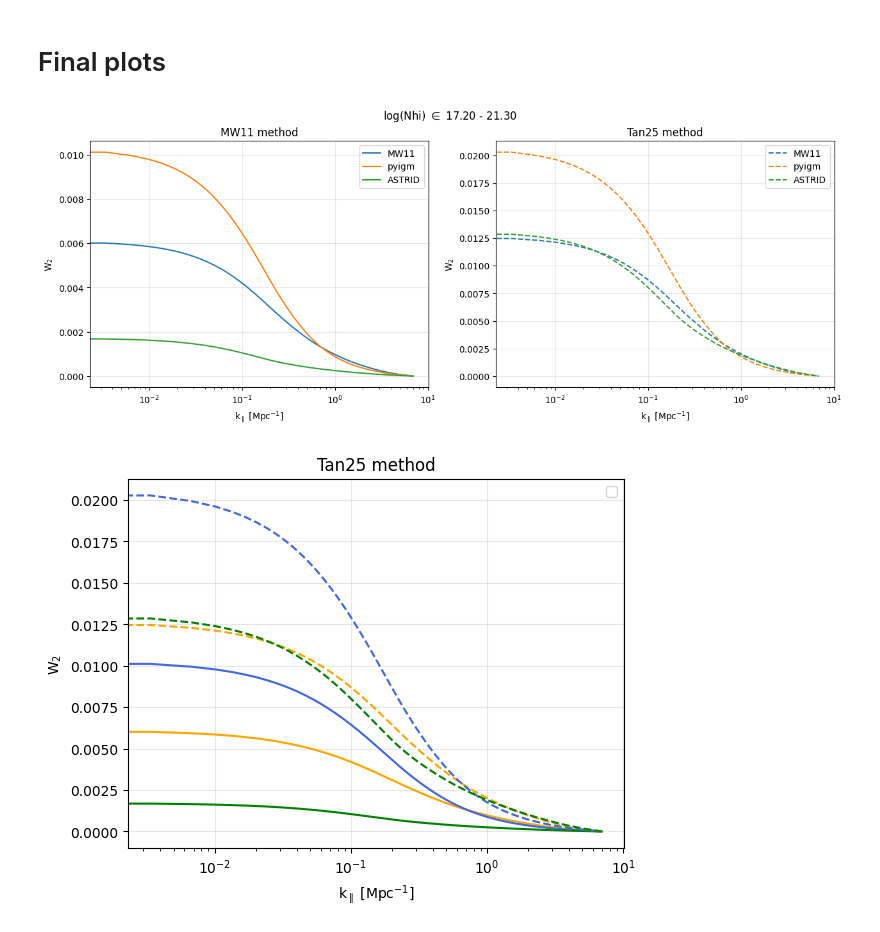
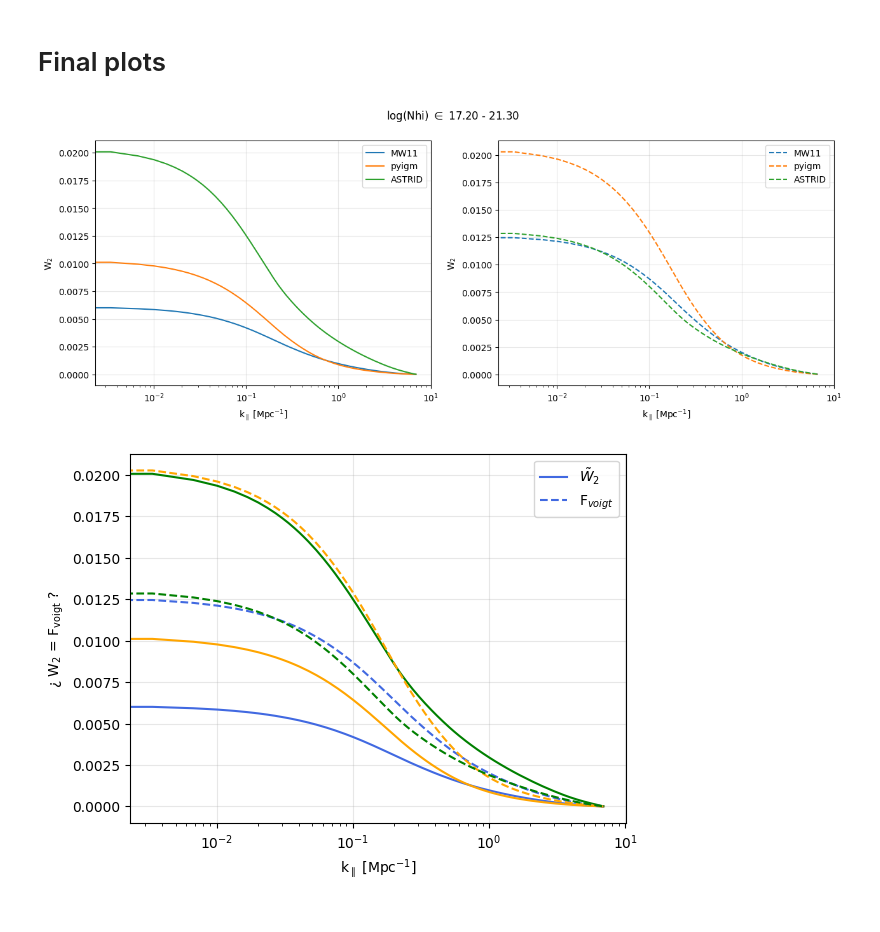
Before and after one commit to andreufont/astrid_hcd, a Jupyter notebook: MW11model/Comparisons/FVoigt=W2?.ipynb, the cells around one changed output. Drawn from its saved outputs; the diff is of its cells as text; code cells hidden in the pictures.

```diff
--- a/MW11model/Comparisons/FVoigt=W2?.ipynb
+++ b/MW11model/Comparisons/FVoigt=W2?.ipynb
@@ -277,8 +274,9 @@ box size: 250 Mpc/h
 colden_log = np.log10(colden[colden > 0])
 counts, _ = np.histogram(colden_log, bins=NHirange)
 mid_nhi = (NHirange[:-1] + (NHirange[1] - NHirange[0])/2)
+dn = mid_nhi[1]-mid_nhi[0]
 # %%
-fn_astrid = np.interp(NHirange, mid_nhi, counts)
+fn_astrid = np.interp(NHirange, mid_nhi, counts/dn)
 fn_astrid /= np.trapezoid(fn_astrid, NHirange)
 # %%
 plt.plot(NHirange, fn_mw11, label='MW11')
@@ -295,7 +293,7 @@ plt.legend();
 ## 3.2 - f(NHi, X)
 # %%
 dX = (Nsk**2)*Lbox*100*hubble*((1+z)**2)/c_kms
-fnX = np.interp(NHirange, mid_nhi, counts)/dX
+fnX = np.interp(NHirange, mid_nhi, counts/dn)/dX
 fNhi_astrid = fnX/(np.log(10)*(10**NHirange))
 cddf_astrid = fNhi_astrid*conversion_factor
 # %%
@@ -324,31 +322,28 @@ plt.legend();
 # %% [markdown]
 ## 3.3 - W2 = Fvoigt?
 # %%
-Fmean_hcd = 0.9779275149014024
-rho_hcd = 0.0018/hubble  # Mpc^-1 for z = 2.5 (Fig.7 right in Tan25)
-
-w2_int1, w2_int2 = [], []
+w2, Fvoigt = [], []
 for i, nhi_value in enumerate(NHirange):
     k_w1w2, d, Deltax = wave_to_fft_profile(wave, z, nhi_value, omegam=omegam)  # k is in h/Mpc and d in Mpc/h
     k_w1w2 /= hubble
     d *= hubble
     # MW11 procedure
-    w2_int1.append(cddf_astrid[i]*d*np.log(10)*(10**nhi_value))
+    w2.append(cddf_astrid[i]*d*np.log(10)*(10**nhi_value))
     # Tan25 procedure
-    w2_int2.append(fn_astrid[i]*d)
+    Fvoigt.append(fn_astrid[i]*d)
 
 
-w2_int1, w2_int2 = np.array(w2_int1), np.array(w2_int2)
-w2_astrid1 = np.trapezoid(w2_int1, NHirange, axis=0)/Fmean_hcd  # Correction suggested in Tan25
-w2_astrid2 = np.trapezoid(w2_int2, NHirange, axis=0)*rho_hcd
+w2, Fvoigt = np.array(w2), np.array(Fvoigt)
+w2_astrid = np.trapezoid(w2, NHirange, axis=0)/Fmean_hcd  # Correction suggested in Tan25
+Fvoigt_astrid = np.trapezoid(Fvoigt, NHirange, axis=0)*rho_hcd
 
-plt.plot(k_w1w2, w2_astrid1, label='MW11 procedure')
-plt.plot(k_w1w2, w2_astrid2, label='Tan25 procedure')
+plt.plot(k_w1w2, w2_astrid, label=r'$\tilde{W}_2$')
+plt.plot(k_w1w2, Fvoigt_astrid, label=r'$F_{voigt}$')
 plt.ylabel(r'¿ W$_2$ = F$_\text{voigt}$ ?')
 plt.xscale('log')
 plt.legend()
 plt.xlabel(r'k$_\parallel$ [Mpc$^{-1}$]')
 plt.grid(alpha=0.3)
 plt.title(r'log(Nhi) $\in$ %.2f - %.2f' %(NHirange.min(), NHirange.max()))
-plt.suptitle('ASTRID cddf comparison');
+plt.suptitle('ASTRID cddf');
 # %% [output]
@@ -360,40 +355,37 @@ plt.figure(figsize=(15, 5))
 plt.suptitle(r'log(Nhi) $\in$ %.2f - %.2f' %(NHirange.min(), NHirange.max()))
 
 plt.subplot(1, 2, 1)
-plt.plot(k_w1w2, w2_mw111, label='MW11')
-plt.plot(k_w1w2, w2_pyigm1, label='pyigm')
-plt.plot(k_w1w2, w2_astrid1, label='ASTRID')
+plt.plot(k_w1w2, w2_mw11, label='MW11')
+plt.plot(k_w1w2, w2_pyigm, label='pyigm')
+plt.plot(k_w1w2, w2_astrid, label='ASTRID')
 plt.ylabel(r'W$_2$')
 plt.xscale('log')
 plt.legend()
 plt.xlabel(r'k$_\parallel$ [Mpc$^{-1}$]')
 plt.grid(alpha=0.3)
-plt.title('MW11 method');
 
 plt.subplot(1, 2, 2)
-plt.plot(k_w1w2, w2_mw112, linestyle='--', label='MW11')
-plt.plot(k_w1w2, w2_pyigm2, linestyle='--', label='pyigm')
-plt.plot(k_w1w2, w2_astrid2, linestyle='--', label='ASTRID')
+plt.plot(k_w1w2, Fvoigt_mw11, linestyle='--', label='MW11')
+plt.plot(k_w1w2, Fvoigt_pyigm, linestyle='--', label='pyigm')
+plt.plot(k_w1w2, Fvoigt_astrid, linestyle='--', label='ASTRID')
 plt.ylabel(r'W$_2$')
 plt.xscale('log')
 plt.legend()
 plt.xlabel(r'k$_\parallel$ [Mpc$^{-1}$]')
 plt.grid(alpha=0.3)
-plt.title('Tan25 method');
 # %% [output]
-[figure, old version]
+[figure, new version]
 # %%
-plt.plot(k_w1w2, w2_mw111, color='orange')
-plt.plot(k_w1w2, w2_pyigm1, color='royalblue')
-plt.plot(k_w1w2, w2_astrid1, color='green')
-plt.plot(k_w1w2, w2_mw112, linestyle='--', color='orange')
-plt.plot(k_w1w2, w2_pyigm2, linestyle='--', color='royalblue')
-plt.plot(k_w1w2, w2_astrid2, linestyle='--', color='green')
-plt.ylabel(r'W$_2$')
+plt.plot(k_w1w2, w2_mw11, color='royalblue', label=r'$\tilde{W}_2$')
+plt.plot(k_w1w2, w2_pyigm, color='orange')
+plt.plot(k_w1w2, w2_astrid, color='green')
+plt.plot(k_w1w2, Fvoigt_mw11, linestyle='--', color='royalblue', label=r'F$_{voigt}$')
+plt.plot(k_w1w2, Fvoigt_pyigm, linestyle='--', color='orange')
+plt.plot(k_w1w2, Fvoigt_astrid, linestyle='--', color='green')
+plt.ylabel(r'¿ W$_2$ = F$_\text{voigt}$ ?')
 plt.xscale('log')
 plt.legend()
 plt.xlabel(r'k$_\parallel$ [Mpc$^{-1}$]')
-plt.grid(alpha=0.3)
-plt.title('Tan25 method');
+plt.grid(alpha=0.3);
 # %% [output]
-[figure, old version]
+[figure, new version]
```
Also changed, not shown: parts of 8 cells of this notebook.
